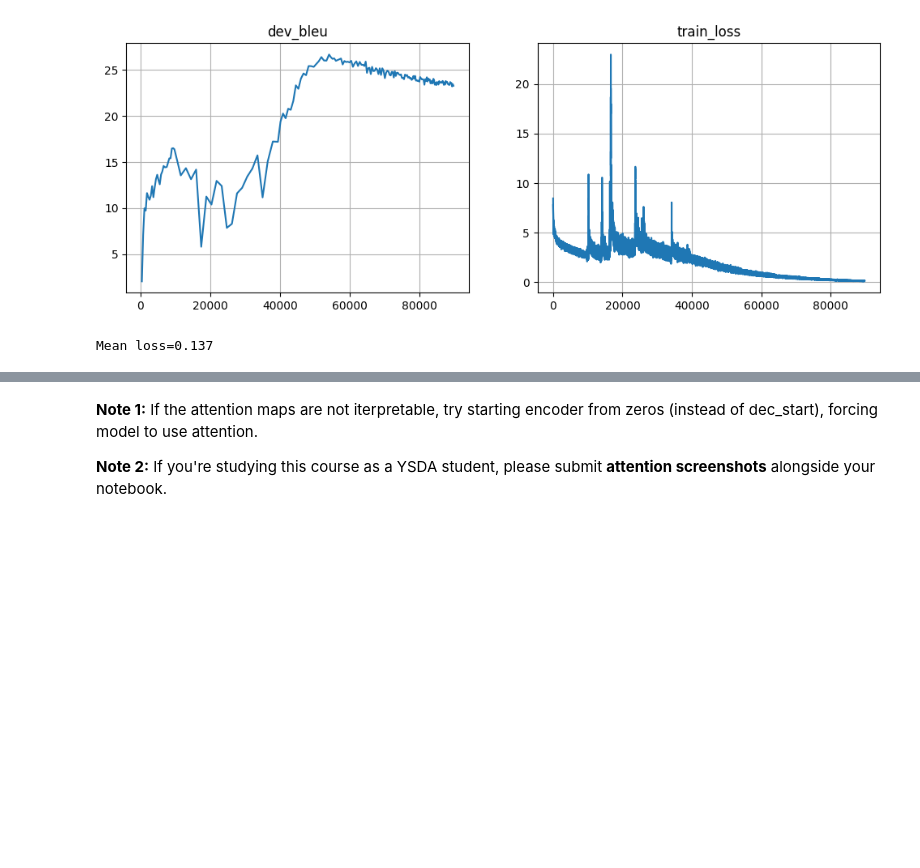
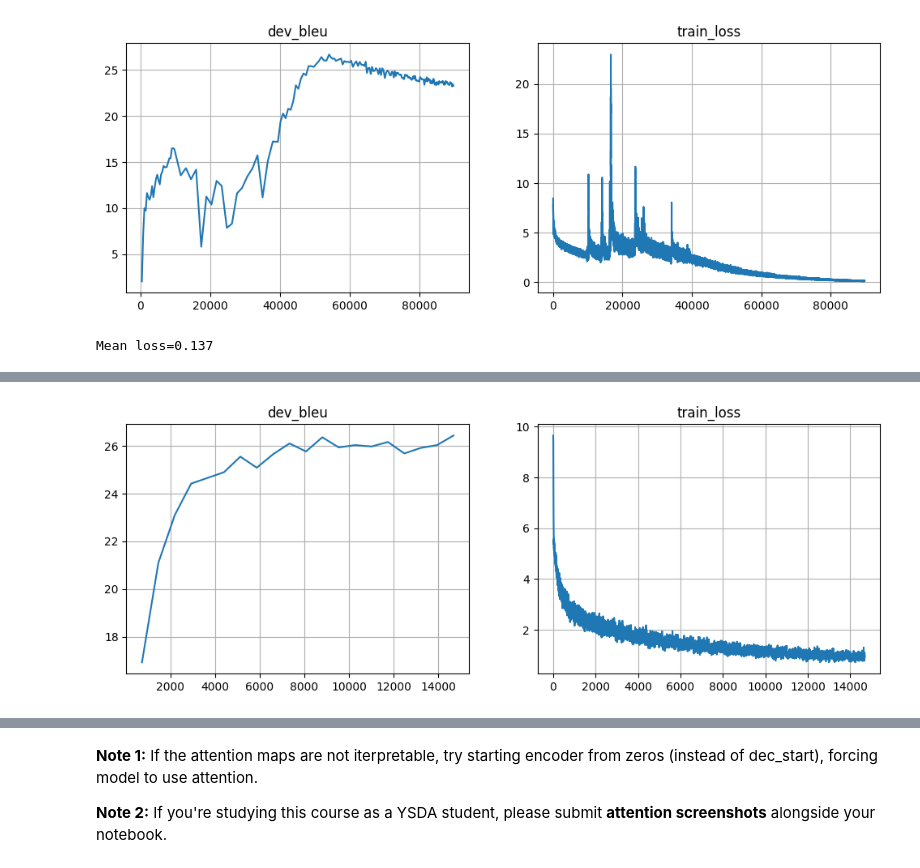
Before and after one commit to A-ladzin/nlp_course, a Jupyter notebook: week04_seq2seq/practice_and_homework_pytorch.ipynb, the cells around one changed output, grey strips where cells are left out. Cells and saved outputs as stored; diff of their text form; code cells hidden in the pictures; blank space fills up the shorter version.

```diff
--- a/week04_seq2seq/practice_and_homework_pytorch.ipynb
+++ b/week04_seq2seq/practice_and_homework_pytorch.ipynb
@@ -607,0 +705,13 @@ Mean loss=0.137
+# %%
+data_inp = np.array(open('./train.ru', encoding='utf-8').read().split('\n'))
+data_out = np.array(open('./train.en', encoding='utf-8').read().split('\n'))
+
+from sklearn.model_selection import train_test_split
+train_inp, dev_inp, train_out, dev_out = train_test_split(data_inp, data_out, test_size=3000,
+                                                          random_state=42)
+for i in range(3):
+    print('inp:', train_inp[i])
+    print('out:', train_out[i], end='\n\n')
+from vocab import Vocab
+inp_voc = Vocab.from_lines(train_inp)
+out_voc = Vocab.from_lines(train_out)
@@ -607,0 +727,48 @@ Mean loss=0.137
+# %%
+metrics = {'train_loss': [], 'dev_bleu': [] }
+lr = 1e-3
+model = AttentiveModel("a",inp_voc, out_voc,emb_size = 64,hid_size=128,attn_size=128,attention = AttentionLayer).to(device)
+opt = torch.optim.AdamW(model.parameters(), lr=lr)
+# %%
+from torch.utils.data import DataLoader
+dataset = np.vstack((train_inp,train_out)).T
+import gc
+EPOCHS = 20
+batch_size = 64
+loader = DataLoader(dataset,batch_size=batch_size,shuffle=True,collate_fn= collate_fn,num_workers=0,drop_last=True,pin_memory=True)
+max_bleu = 0
+for epoch in range(EPOCHS):
+        gc.collect()
+        torch.cuda.empty_cache()
+        for batch_inp,batch_out in tqdm(loader,f"{epoch}/{EPOCHS}"):
+            opt.zero_grad()
+            step = len(metrics['train_loss']) + 1
+            batch_inp = batch_inp.to(device)
+            batch_out = batch_out.to(device)
+            loss_t = compute_loss(model,batch_inp,batch_out)
+
+            loss_t.backward()
+            opt.step()
+            metrics['train_loss'].append((step, loss_t.item()))
+
+        bleu = compute_bleu(model, dev_inp, dev_out)
+        if bleu > max_bleu:
+             max_bleu = bleu
+             torch.save(model.state_dict(),"uniform_no_bpe.pt")
+        metrics['dev_bleu'].append((step, compute_bleu(model, dev_inp, dev_out)))
+
+
+        clear_output(True)
+        plt.figure(figsize=(12,4))
+        for i, (name, history) in enumerate(sorted(metrics.items())):
+            plt.subplot(1, len(metrics), i + 1)
+            plt.title(name)
+            plt.plot(*zip(*history))
+            plt.grid()
+        plt.show()
+        print("Mean loss=%.3f" % np.mean(metrics['train_loss'][-10:], axis=0)[1], flush=True)
+
+
+# Note: it's okay if bleu oscillates up and down as long as it gets better on average over long term (e.g. 5k batches)
+# %% [output]
+[figure, added]
```
Also changed, not shown: parts of 26 cells of this notebook, 6 other files.
